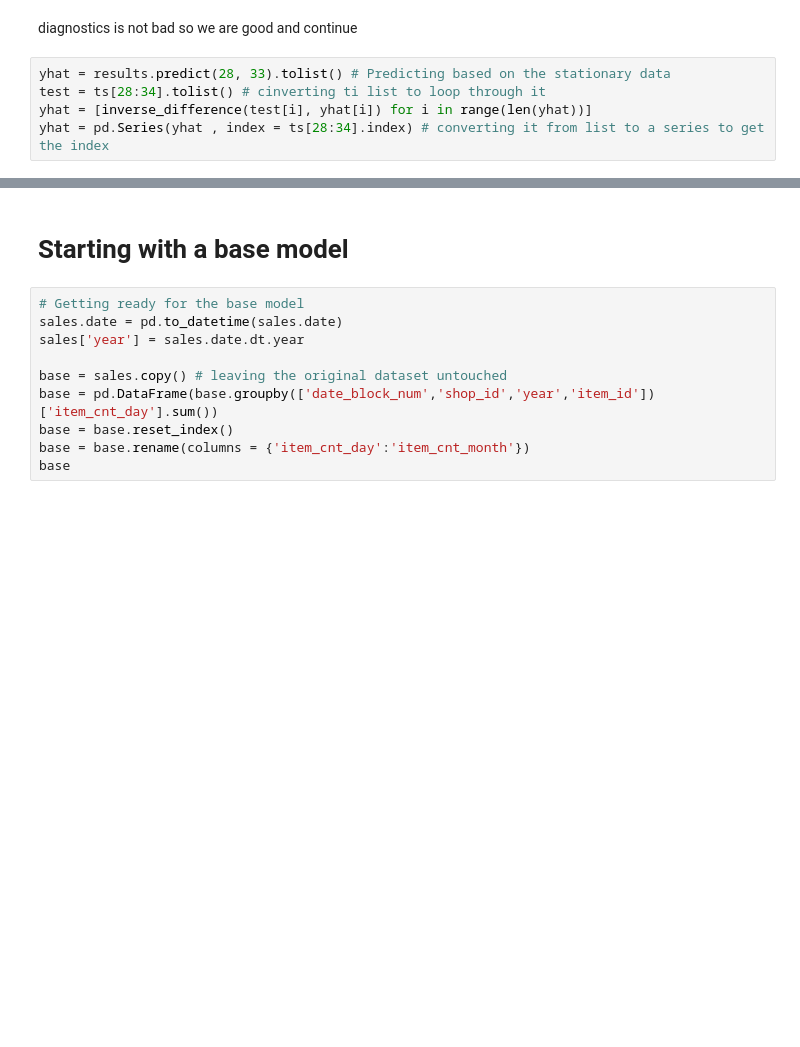
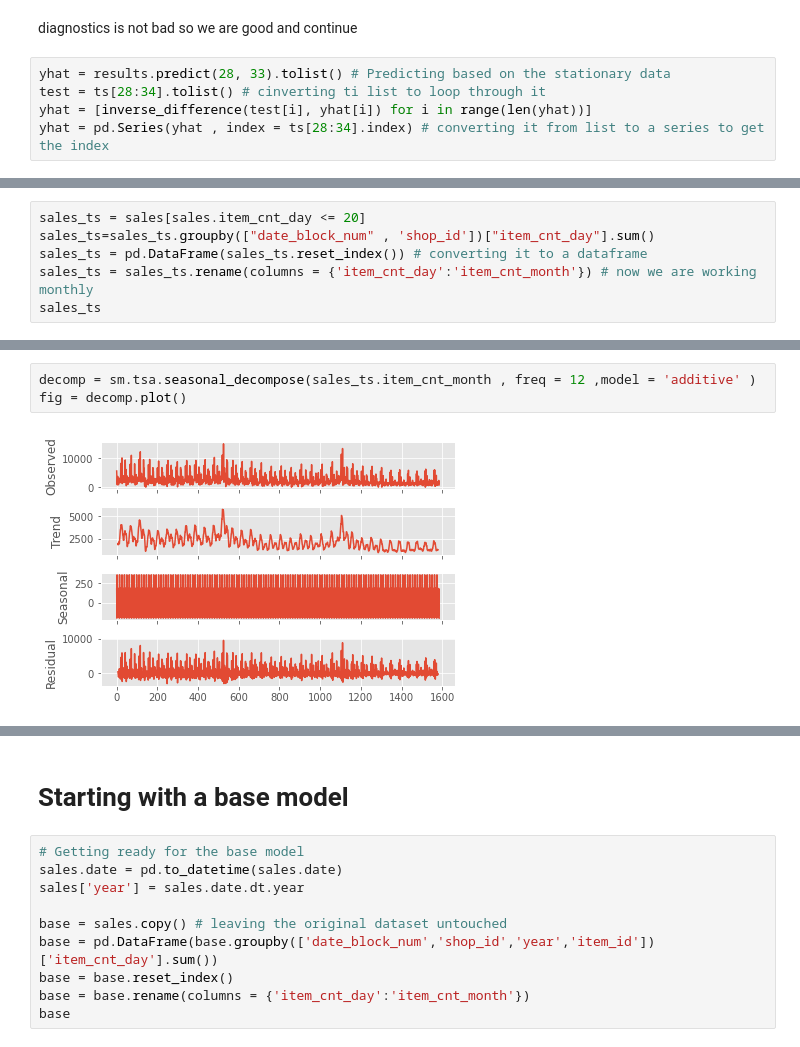
Before and after one commit to mohiiieldin/Predict-Future-Sales-Competition-on-Kaggle-Python-, a Jupyter notebook: Predict_Future_Sales.ipynb, the cells around one changed output, grey strips where cells are left out. Cells and saved outputs as stored; diff of their text form; blank space fills up the shorter version.

```diff
--- a/Predict_Future_Sales.ipynb
+++ b/Predict_Future_Sales.ipynb
@@ -319,0 +386,6 @@ print(ts.describe()[1:3].round())
+# %%
+sales_ts = sales[sales.item_cnt_day <= 20]
+sales_ts=sales_ts.groupby(["date_block_num" , 'shop_id'])["item_cnt_day"].sum()
+sales_ts = pd.DataFrame(sales_ts.reset_index()) # converting it to a dataframe
+sales_ts = sales_ts.rename(columns = {'item_cnt_day':'item_cnt_month'}) # now we are working monthly
+sales_ts
@@ -319,0 +406,5 @@ print(ts.describe()[1:3].round())
+# %%
+decomp = sm.tsa.seasonal_decompose(sales_ts.item_cnt_month , freq = 12 ,model = 'additive' )
+fig = decomp.plot()
+# %% [output]
+[figure, added]
```
Also changed, not shown: parts of 25 cells of this notebook.
